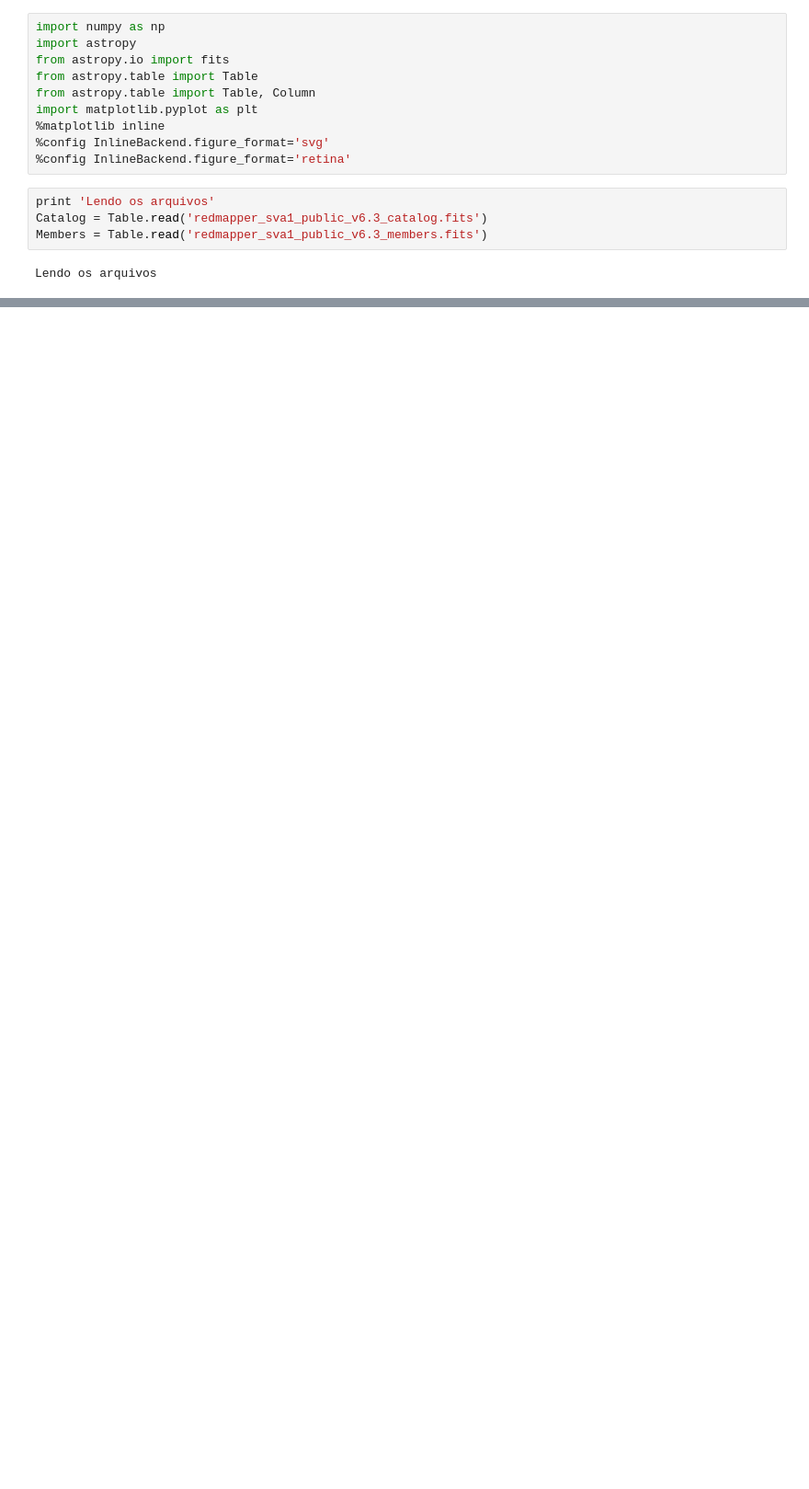
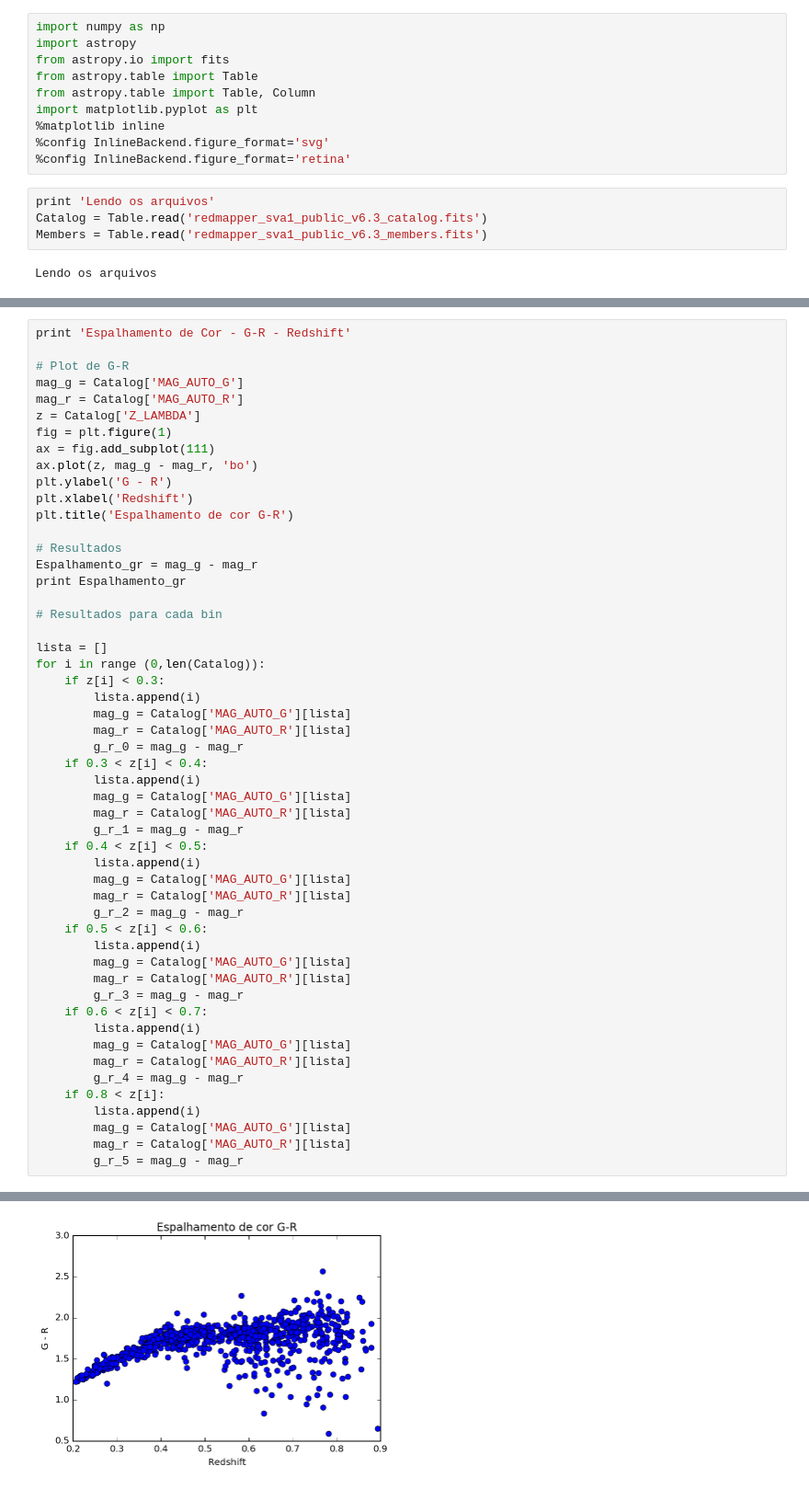
Before and after one commit to clusteron/comparison, a Jupyter notebook: RS.ipynb, the cells around one changed output, grey strips where cells are left out. Shown at 92% size. Saved outputs shown, nothing was run; the diff lists cells and outputs as text; blank space fills up the shorter version.

```diff
--- a/RS.ipynb
+++ b/RS.ipynb
@@ -82,0 +83,53 @@ para cada bin de amostra, calcula o espalhamento das cores: g-r, r-i...
+# %%
+print 'Espalhamento de Cor - G-R - Redshift'
+
+# Plot de G-R
+mag_g = Catalog['MAG_AUTO_G']
+mag_r = Catalog['MAG_AUTO_R']
+z = Catalog['Z_LAMBDA']
+fig = plt.figure(1)
+ax = fig.add_subplot(111)
+ax.plot(z, mag_g - mag_r, 'bo')
+plt.ylabel('G - R')
+plt.xlabel('Redshift')
+plt.title('Espalhamento de cor G-R')
+
+# Resultados
+Espalhamento_gr = mag_g - mag_r
+print Espalhamento_gr
+
+# Resultados para cada bin
+
+lista = []
+for i in range (0,len(Catalog)):
+    if z[i] < 0.3:
+        lista.append(i)
+        mag_g = Catalog['MAG_AUTO_G'][lista]
+        mag_r = Catalog['MAG_AUTO_R'][lista]
+        g_r_0 = mag_g - mag_r
+    if 0.3 < z[i] < 0.4:
+        lista.append(i)
+        mag_g = Catalog['MAG_AUTO_G'][lista]
+        mag_r = Catalog['MAG_AUTO_R'][lista]
+        g_r_1 = mag_g - mag_r
+    if 0.4 < z[i] < 0.5:
+        lista.append(i)
+        mag_g = Catalog['MAG_AUTO_G'][lista]
+        mag_r = Catalog['MAG_AUTO_R'][lista]
+        g_r_2 = mag_g - mag_r
+    if 0.5 < z[i] < 0.6:
+        lista.append(i)
+        mag_g = Catalog['MAG_AUTO_G'][lista]
+        mag_r = Catalog['MAG_AUTO_R'][lista]
+        g_r_3 = mag_g - mag_r
+    if 0.6 < z[i] < 0.7:
+        lista.append(i)
+        mag_g = Catalog['MAG_AUTO_G'][lista]
+        mag_r = Catalog['MAG_AUTO_R'][lista]
+        g_r_4 = mag_g - mag_r
+    if 0.8 < z[i]:
+        lista.append(i)
+        mag_g = Catalog['MAG_AUTO_G'][lista]
+        mag_r = Catalog['MAG_AUTO_R'][lista]
+        g_r_5 = mag_g - mag_r
+# %% [output]
@@ -82,0 +153 @@ para cada bin de amostra, calcula o espalhamento das cores: g-r, r-i...
+[figure, added]
```
Also changed, not shown: parts of 12 cells of this notebook.
